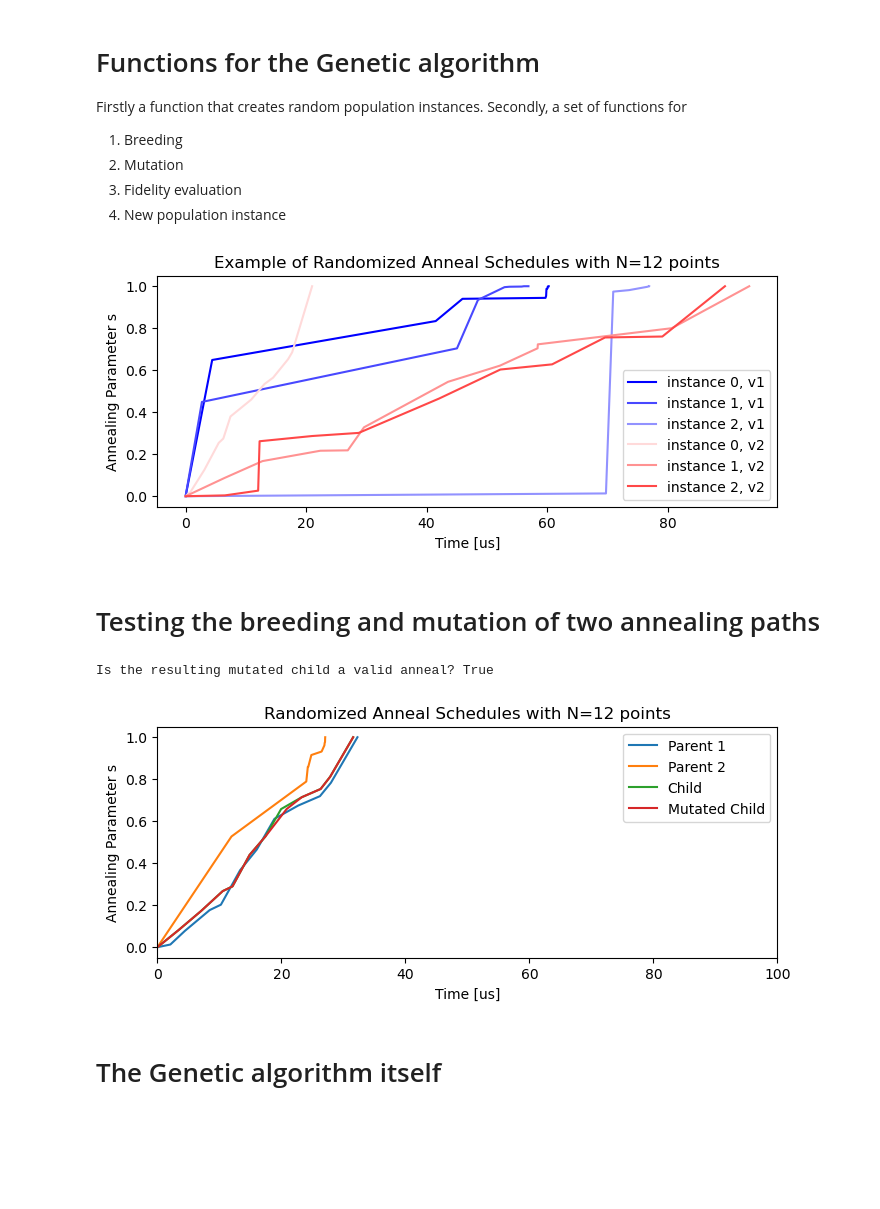
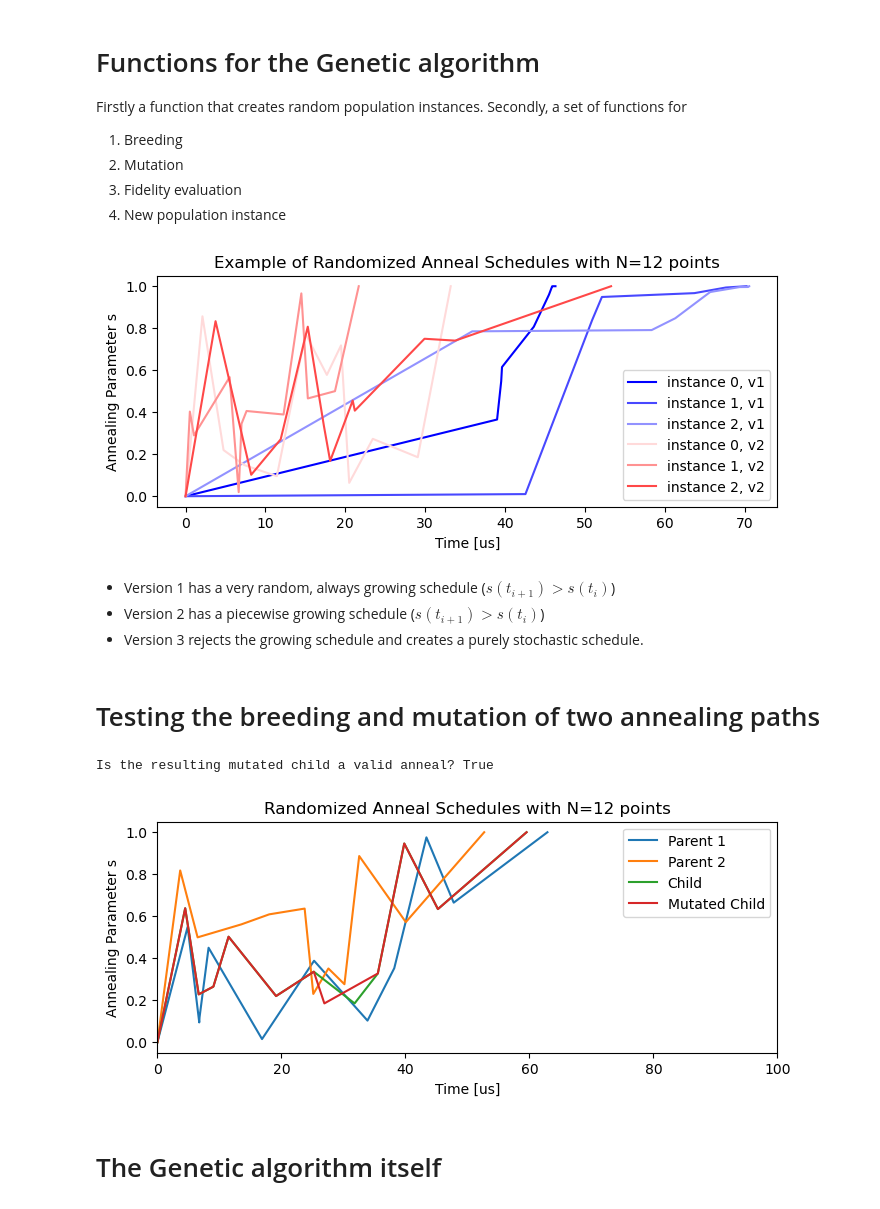
Before and after one commit to vdrouint/genetic-algos, a Jupyter notebook: genetic_adiabatic_dwave.ipynb, the cells around one changed output. Cells and saved outputs as stored; diff of their text form; code cells hidden in the pictures; blank space fills up the shorter version.

```diff
--- a/genetic_adiabatic_dwave.ipynb
+++ b/genetic_adiabatic_dwave.ipynb
@@ -179,39 +178,48 @@ def create_random_schedule(npt, version):
                 rand_t = np.random.uniform(random_schedule[index_schedule][0], (j+1)*random_anneal_time/(npt+1))
                 delta_t = rand_t - random_schedule[index_schedule][0]
                 rand_s = np.random.uniform(random_schedule[index_schedule][1], np.min([(j+1)/(npt+1), random_schedule[index_schedule][1] + max_slope*delta_t]))
+            elif version == 'v3':
+                #v3
+                rand_t = np.random.uniform(random_schedule[index_schedule][0], (j+1)*random_anneal_time/(npt+1))
+                delta_t = rand_t - random_schedule[index_schedule][0]
+                rand_s = np.random.uniform(np.max([0.0, random_schedule[index_schedule][1] - max_slope*delta_t]), np.min([1.0, random_schedule[index_schedule][1] + max_slope*delta_t]))
 
             new_anneal_point = [rand_t, rand_s]
             random_schedule.append(new_anneal_point)
             index_schedule +=1
 
         random_schedule.append([random_anneal_time, 1.0])
         #check the final point respects the anneal schedule
         final_delta_t = random_schedule[-1][0] - random_schedule[-2][0]
         final_delta_s = random_schedule[-1][1] - random_schedule[-2][1]
         final_slope = final_delta_s/final_delta_t
         if final_slope < max_slope:
             #the final slope respects the max slope
             cond = True
     return random_schedule
 
 #plot some random schedules created
 plt.figure(figsize=(8, 3))
 ax = plt.gca()
 ax.set_title("Example of Randomized Anneal Schedules with N={} points".format(npt+2))
 for j in range(3):
     color = cm.bwr(j/(7))
     schedule = create_random_schedule(npt, version='v1')
     ax.plot(*[[s[i] for s in schedule] for i in [0, 1]], label='instance {}, v1'.format(j), c=color)
 for j in range(3):
     color = cm.bwr((j+4)/7)
-    schedule = create_random_schedule(npt, version='v2')
+    schedule = create_random_schedule(npt, version='v3')
     ax.plot(*[[s[i] for s in schedule] for i in [0, 1]], label='instance {}, v2'.format(j), c=color)
 plt.legend()
 plt.xlabel('Time [us]')
 plt.ylabel('Annealing Parameter s')
 plt.show()
 # %% [output]
-[figure, old version]
+[figure, new version]
+# %% [markdown]
+- Version 1 has a very random, always growing schedule ($s(t_{i+1}) > s(t_{i})$)
+- Version 2 has a piecewise growing schedule ($s(t_{i+1}) > s(t_{i})$)
+- Version 3 rejects the growing schedule and creates a purely stochastic schedule.
 # %%
 #define the breeding and mutation functions
 def breeding(parent1, parent2):
@@ -360,17 +368,17 @@ def new_population(population, fidelity, N_elite, mutation_rate):
 # %%
 #test the breeding of two individuals and the mutation
 #1) create two random individuals to breed
-ind1 = create_random_schedule(npt, version='v2')
-ind2 = create_random_schedule(npt, version='v1')
+ind1 = create_random_schedule(npt, version='v3')
+ind2 = create_random_schedule(npt, version='v3')
 #breed them - obtain the child
 child = breeding(ind1, ind2)
 #mutate the child
-child2 = mutation(child, 0.2)
+child2 = mutation(child, 1)
 print("Is the resulting mutated child a valid anneal? {}".format(check_anneal_schedule_slopes(child2)))
 plot_population([ind1, ind2, child, child2], ['Parent 1','Parent 2','Child', 'Mutated Child'])
 # %% [output]
 Is the resulting mutated child a valid anneal? True
-[figure, old version]
+[figure, new version]
 # %% [markdown]
 # The Genetic algorithm itself
 # %% [markdown]
```
Also changed, not shown: parts of 7 cells of this notebook, 3 other files.
